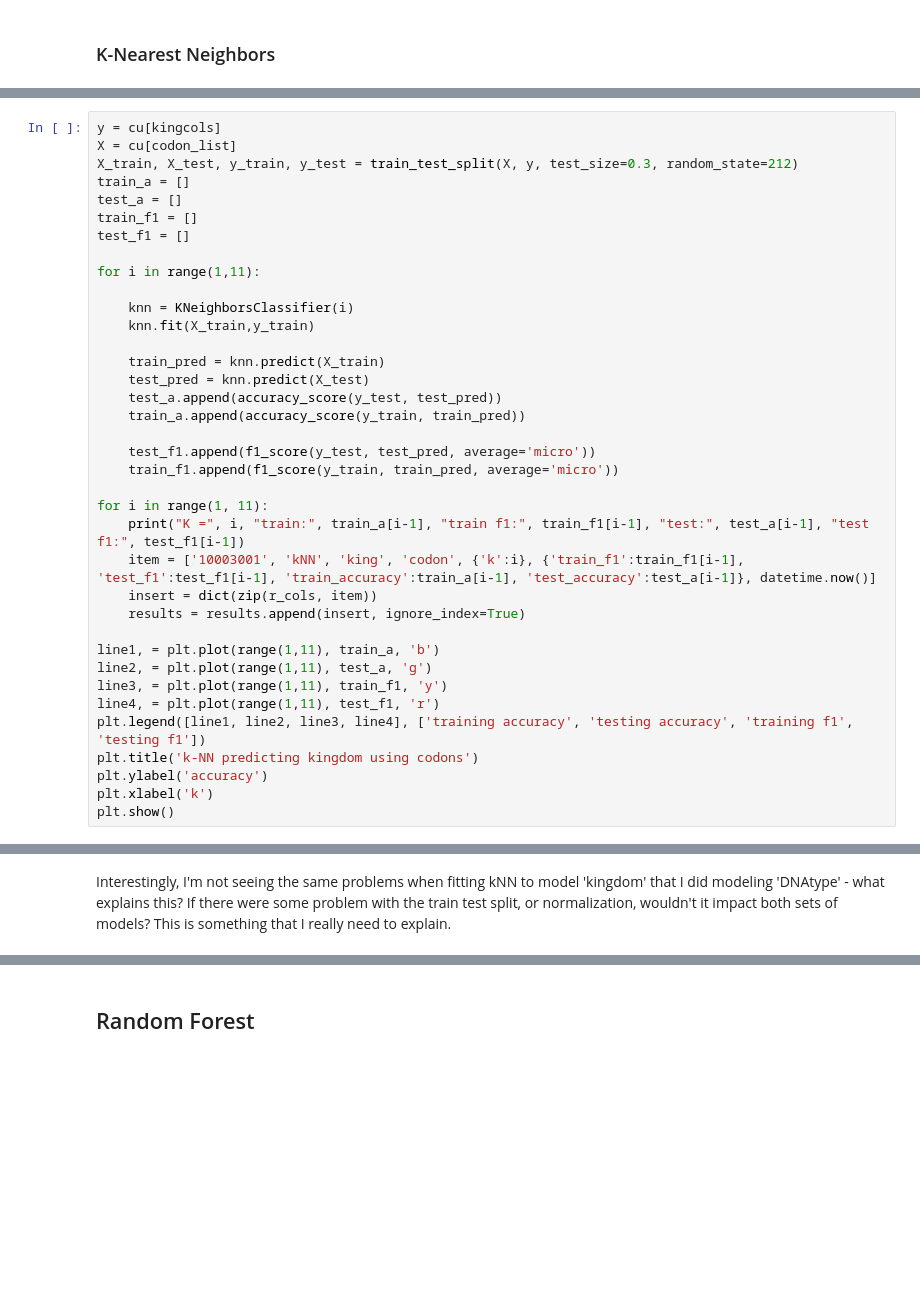
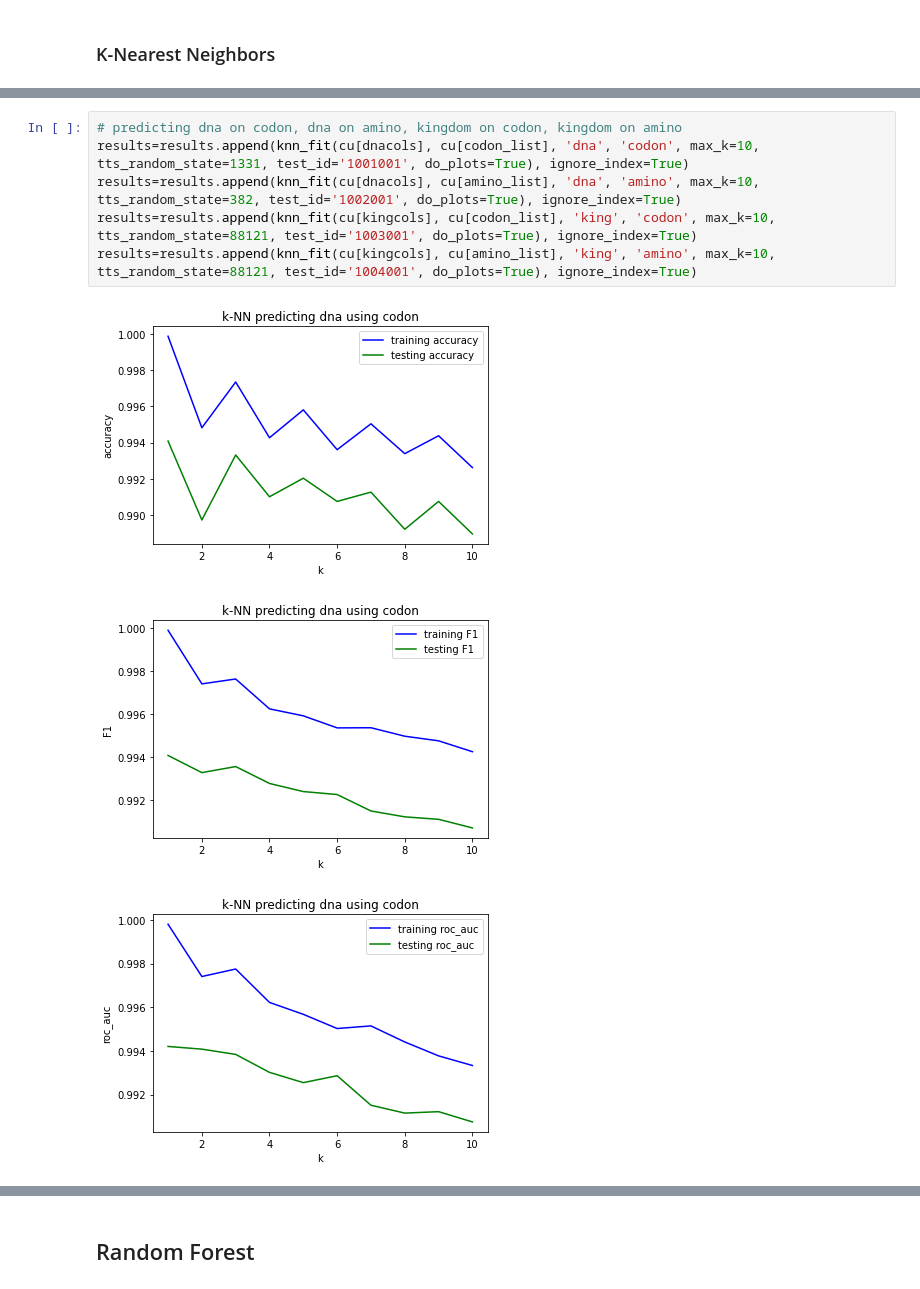
Before and after one commit to skizlik/capstone-2-dna-taxon-prediction, a Jupyter notebook: Capstone 2 Modeling.ipynb, the cells around one changed output, grey strips where cells are left out. Drawn from its saved outputs; the diff is of its cells as text; blank space fills up the shorter version.

```diff
--- a/Capstone 2 Modeling.ipynb
+++ b/Capstone 2 Modeling.ipynb
@@ -183,37 +169,0 @@ Again, all of these scores seem very high indeed.  Also note that here, unlike i
-# %%
-y = cu[kingcols]
-X = cu[codon_list]
-X_train, X_test, y_train, y_test = train_test_split(X, y, test_size=0.3, random_state=212)
-train_a = []
-test_a = []
-train_f1 = []
-test_f1 = []
-
-for i in range(1,11):
-
-    knn = KNeighborsClassifier(i)
-    knn.fit(X_train,y_train)
-
-    train_pred = knn.predict(X_train)
-    test_pred = knn.predict(X_test)
-    test_a.append(accuracy_score(y_test, test_pred))
-    train_a.append(accuracy_score(y_train, train_pred))
-
-    test_f1.append(f1_score(y_test, test_pred, average='micro'))
-    train_f1.append(f1_score(y_train, train_pred, average='micro'))
-
-for i in range(1, 11):
-    print("K =", i, "train:", train_a[i-1], "train f1:", train_f1[i-1], "test:", test_a[i-1], "test f1:", test_f1[i-1])
-    item = ['10003001', 'kNN', 'king', 'codon', {'k':i}, {'train_f1':train_f1[i-1], 'test_f1':test_f1[i-1], 'train_accuracy':train_a[i-1], 'test_accuracy':test_a[i-1]}, datetime.now()]
-    insert = dict(zip(r_cols, item))
-    results = results.append(insert, ignore_index=True)
-
-line1, = plt.plot(range(1,11), train_a, 'b')
-line2, = plt.plot(range(1,11), test_a, 'g')
-line3, = plt.plot(range(1,11), train_f1, 'y')
-line4, = plt.plot(range(1,11), test_f1, 'r')
-plt.legend([line1, line2, line3, line4], ['training accuracy', 'testing accuracy', 'training f1', 'testing f1'])
-plt.title('k-NN predicting kingdom using codons')
-plt.ylabel('accuracy')
-plt.xlabel('k')
-plt.show()
@@ -287,2 +170,10 @@ K = 10 train a: 0.801410623760194 train f1: 0.8603371783496008 test a: 0.7791205
-# %% [markdown]
-Interestingly, I'm not seeing the same problems when fitting kNN to model 'kingdom' that I did modeling 'DNAtype' - what explains this?  If there were some problem with the train test split, or normalization, wouldn't it impact both sets of models?  This is something that I really need to explain.
+# %%
+# predicting dna on codon, dna on amino, kingdom on codon, kingdom on amino
+results=results.append(knn_fit(cu[dnacols], cu[codon_list], 'dna', 'codon', max_k=10, tts_random_state=1331, test_id='1001001', do_plots=True), ignore_index=True)
+results=results.append(knn_fit(cu[dnacols], cu[amino_list], 'dna', 'amino', max_k=10, tts_random_state=382, test_id='1002001', do_plots=True), ignore_index=True)
+results=results.append(knn_fit(cu[kingcols], cu[codon_list], 'king', 'codon', max_k=10, tts_random_state=88121, test_id='1003001', do_plots=True), ignore_index=True)
+results=results.append(knn_fit(cu[kingcols], cu[amino_list], 'king', 'amino', max_k=10, tts_random_state=88121, test_id='1004001', do_plots=True), ignore_index=True)
+# %% [output]
+[figure, added]
+[figure, added]
+[figure, added]
```
Also changed, not shown: parts of 66 cells of this notebook.
